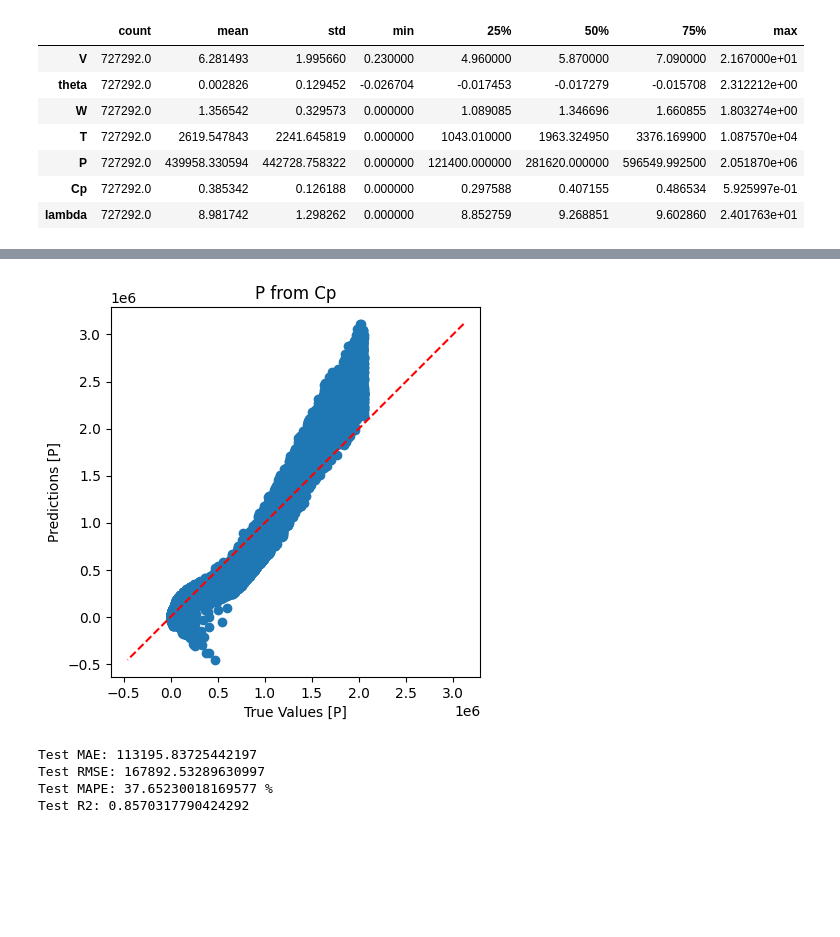
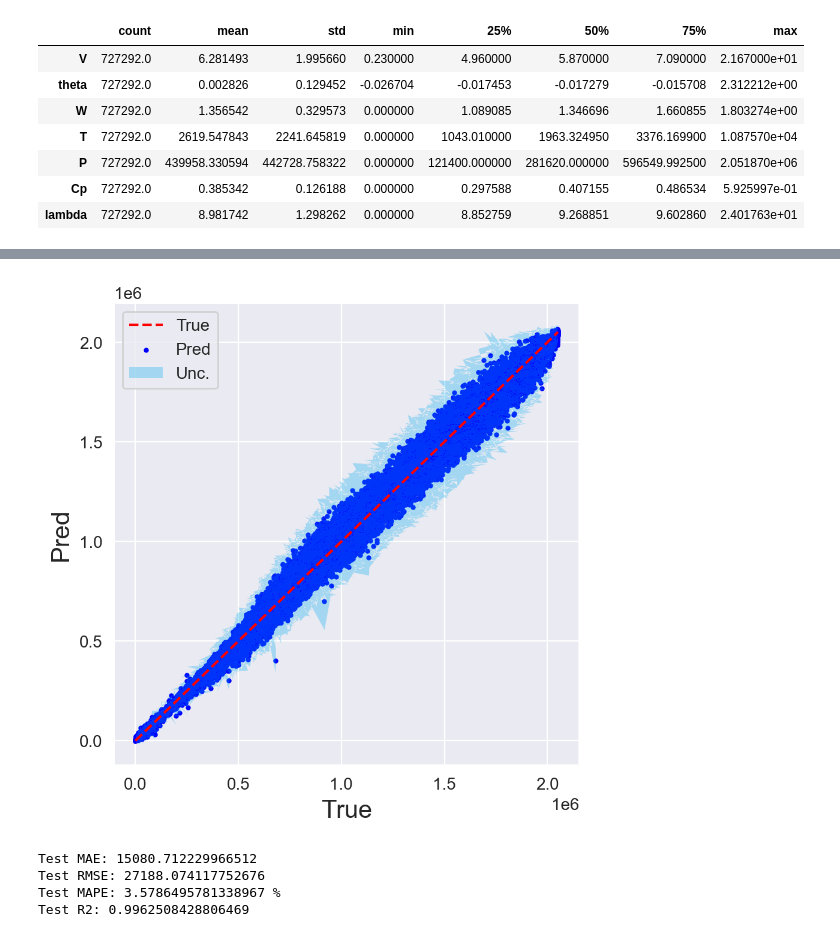
Before and after one commit to alfonsogijon/WindTurbines_PINNs, a Jupyter notebook: Scripts/Neural-Networks-Evidential/NN_Cp3D_evidential.ipynb, the cells around one changed output, grey strips where cells are left out. Cells and saved outputs as stored; diff of their text form; code cells hidden in the pictures; blank space fills up the shorter version.

```diff
--- a/Scripts/Cp_LeastSquares.ipynb
+++ b/Scripts/Neural-Networks-Evidential/NN_Cp3D_evidential.ipynb
@@ -16,7 +27,7 @@ from scipy.optimize import leastsq
 # %%
 # Import dataset using pandas
 
-raw_dataset = pd.read_csv('../Dataset/Dataset_reduced.csv')
+raw_dataset = pd.read_csv('../../Dataset/Dataset_reduced.csv')
 dataset = raw_dataset.copy()
 print("Shape of dataset: "+str(dataset.shape))
 dataset.tail()
@@ -267,0 +474,17 @@ print(params_opt)
+# %%
+# Evaluate the model on Cp data
+
+# Pred vs True values
+
+x_test = np.array(test_features[['V','theta','W']])
+y_pred = model(x_test)
+y_true = np.array(test_labels)
+
+print(x_test.shape)
+print(y_pred.shape)
+print(y_true.shape)
+
+plot_PredvsTrue(y_true, y_pred)
+
+test_mae = mean_absolute_error(y_true,y_pred[:,0])
+print("Test MAE: "+str(test_mae))
@@ -312,60 +649,61 @@ Test R2: -0.2155624950125934
 # %%
-# Evaluate Cp on Power data
+# Evaluate P from Cp
 
 def P_fromCp(Cp, Vw):
     Pturbina = 0.5 * Cp * const.rho * const.A * Vw**3
     return Pturbina
 
 # Pred vs True values
 
-Cp_true = Cp_test
-Cp_pred = Cp_formula( lambd_test[:], theta_test[:], params_opt)
+x_test = np.array(test_features[['V','theta','W']])
+Cp_pred = model(x_test)
+Cp_true = np.array(test_labels)
 
-#y_true = y_true[~np.isnan(y_pred)]
-#y_pred = y_pred[~np.isnan(y_pred)]
+mu, v, alpha, beta = tf.split(Cp_pred, 4, axis=-1)
+mu = mu[:, 0]
+error_pred = np.sqrt(beta / (v * (alpha - 1)))
+
+Cp_pred = Cp_pred[:,0]
+error_pred = error_pred[:,0]
+Cp_pred = Cp_pred * Cp_max
+Cp_true = Cp_true * Cp_max
+error_pred = error_pred * Cp_max # propagation of error
 
 V_true = test_dataset.loc[:,'V']
 V_true = V_true.to_numpy()
 P_true = test_dataset.loc[:,'P']
 P_true = P_true.to_numpy()
 P_pred = P_fromCp(Cp_pred,V_true)
 
+#print(error_pred.shape)
+#print(V_true.shape)
+error_pred[:] = error_pred[:] * 0.5 * const.rho * const.A * V_true[:]**3 # propagate error from Cp to P
+
 y_true = P_true
 y_pred = P_pred
 
-# Plot
-a = plt.axes(aspect='equal')
-p1 = max(max(y_pred), max(y_true))
-p2 = min(min(y_pred), min(y_true))
-plt.plot([p1, p2], [p1, p2], 'r--')
-plt.scatter(y_true, y_pred)
-plt.xlabel('True Values [P]')
-plt.ylabel('Predictions [P]')
-plt.title('P from Cp')
-plt.show()
-#lims = [0, 50]
-#plt.xlim(lims)
-#plt.ylim(lims)
-#_ = plt.plot(lims, lims)
+#plot_PredvsTrue(y_true, y_pred)
+plot_PredvsTrue_error(y_true, y_pred, error_pred)
 
 # Metrics
-y_pred_nonzero = y_pred[abs(y_true)>0.0]
-y_true_nonzero = y_true[abs(y_true)>0.0]
+p_cutoff = 25000
+y_pred_nonzero = y_pred[abs(y_true)>p_cutoff]
+y_true_nonzero = y_true[abs(y_true)>p_cutoff]
 
 test_mae = mean_absolute_error(y_true,y_pred)
 test_rmse = mean_squared_error(y_true,y_pred,squared=False)
 #test_mape = mean_absolute_percentage_error(y_true,y_pred)*100
 test_mape = mean_absolute_percentage_error(y_true_nonzero,y_pred_nonzero)*100
 test_r2 = r2_score(y_true,y_pred)
 
 print()
 print("Test MAE: "+str(test_mae))
 print("Test RMSE: "+str(test_rmse))
 print("Test MAPE: "+str(test_mape)+" %")
 print("Test R2: "+str(test_r2))
 # %% [output]
-[figure, old version]
+[figure, new version]
-Test MAE: 113195.83725442197
-Test RMSE: 167892.53289630997
-Test MAPE: 37.65230018169577 %
-Test R2: 0.8570317790424292
+Test MAE: 15080.712229966512
+Test RMSE: 27188.074117752676
+Test MAPE: 3.5786495781338967 %
+Test R2: 0.9962508428806469
```
Also changed, not shown: parts of 28 cells of this notebook, 18 other files.
